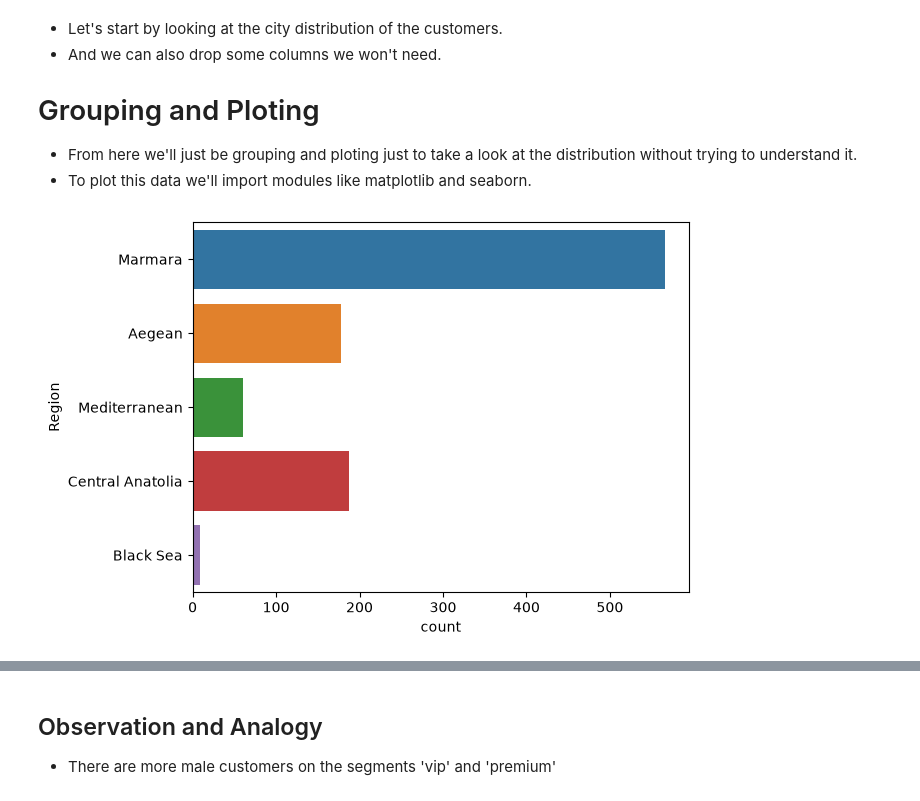
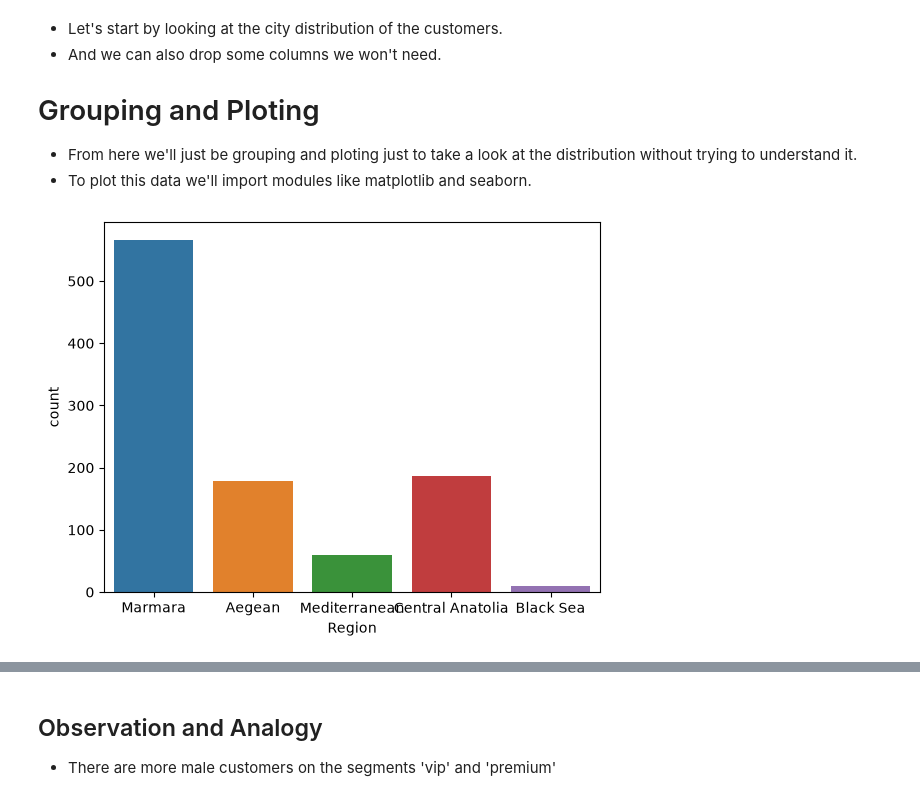
Before and after one commit to geff-ghost/notebooks, a Jupyter notebook: retail_data/MixedKnowledge.ipynb, the cells around one changed output, grey strips where cells are left out. Cells and saved outputs as stored; diff of their text form; code cells hidden in the pictures.

```diff
--- a/retail_data/MixedKnowledge.ipynb
+++ b/retail_data/MixedKnowledge.ipynb
@@ -990,15 +1080,15 @@ import seaborn as sns
 # %%
 customers = pd.read_csv('customers.csv')
 
 sns.countplot(
     data=customers,
-    y='Region',
+    x='Region',
     hue='Region'
 )
 
 plt.show()
 # %% [output]
-[figure, old version]
+[figure, new version]
 # %%
 # Plotly trial
 import plotly.express as px
```
Also changed, not shown: parts of 64 cells of this notebook.
